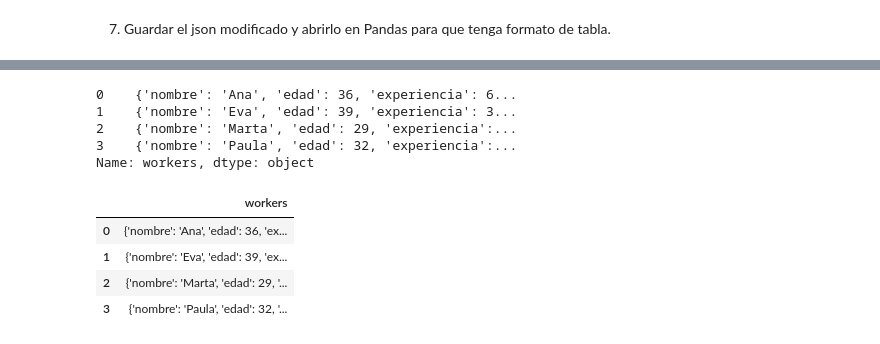
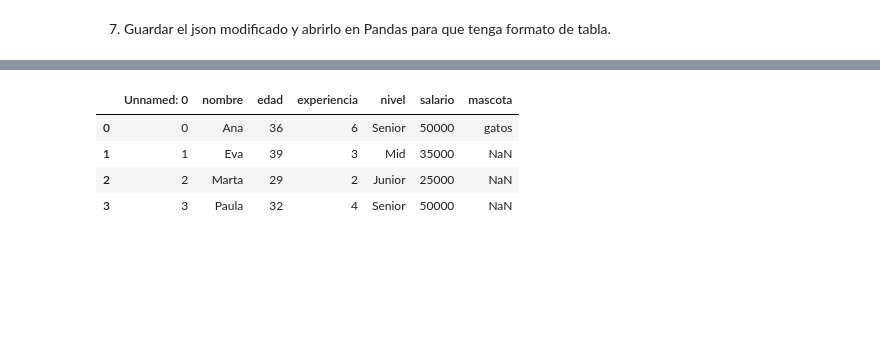
Before and after one commit to raquelmartinrodriguez/promoG-modulo2-sprint1-pairprogramming-Maria_Crespo_Raquel_Martin, a Jupyter notebook: pair_gestion_ficheros.ipynb, the cells around one changed output, grey strips where cells are left out. Cells and saved outputs as stored; diff of their text form; code cells hidden in the pictures; blank space fills up the shorter version.

```diff
--- a/pair_gestion_ficheros.ipynb
+++ b/pair_gestion_ficheros.ipynb
@@ -131,8 +100,0 @@ Index(['workers'], dtype='object')
-# %%
-df ['workers']
-# %% [output]
-0    {'nombre': 'Ana', 'edad': 36, 'experiencia': 6...
-1    {'nombre': 'Eva', 'edad': 39, 'experiencia': 3...
-2    {'nombre': 'Marta', 'edad': 29, 'experiencia':...
-3    {'nombre': 'Paula', 'edad': 32, 'experiencia':...
-Name: workers, dtype: object
@@ -141,8 +100,0 @@ df = pd.read_json("personal_modificado.json")
-# %%
-df.head()
-# %% [output]
-|  | workers |
-| 0 | {'nombre': 'Ana', 'edad': 36, 'ex... |
-| 1 | {'nombre': 'Eva', 'edad': 39, 'ex... |
-| 2 | {'nombre': 'Marta', 'edad': 29, '... |
-| 3 | {'nombre': 'Paula', 'edad': 32, '... |
@@ -148,0 +105,8 @@ df.head()
+# %%
+pd.read_csv('personal_df.csv')
+# %% [output]
+|  | Unnamed: 0 | nombre | edad | experiencia | nivel | salario | mascota |
+| 0 | 0 | Ana | 36 | 6 | Senior | 50000 | gatos |
+| 1 | 1 | Eva | 39 | 3 | Mid | 35000 | NaN |
+| 2 | 2 | Marta | 29 | 2 | Junior | 25000 | NaN |
+| 3 | 3 | Paula | 32 | 4 | Senior | 50000 | NaN |
```
Also changed, not shown: parts of 11 cells of this notebook, 6 other files.
